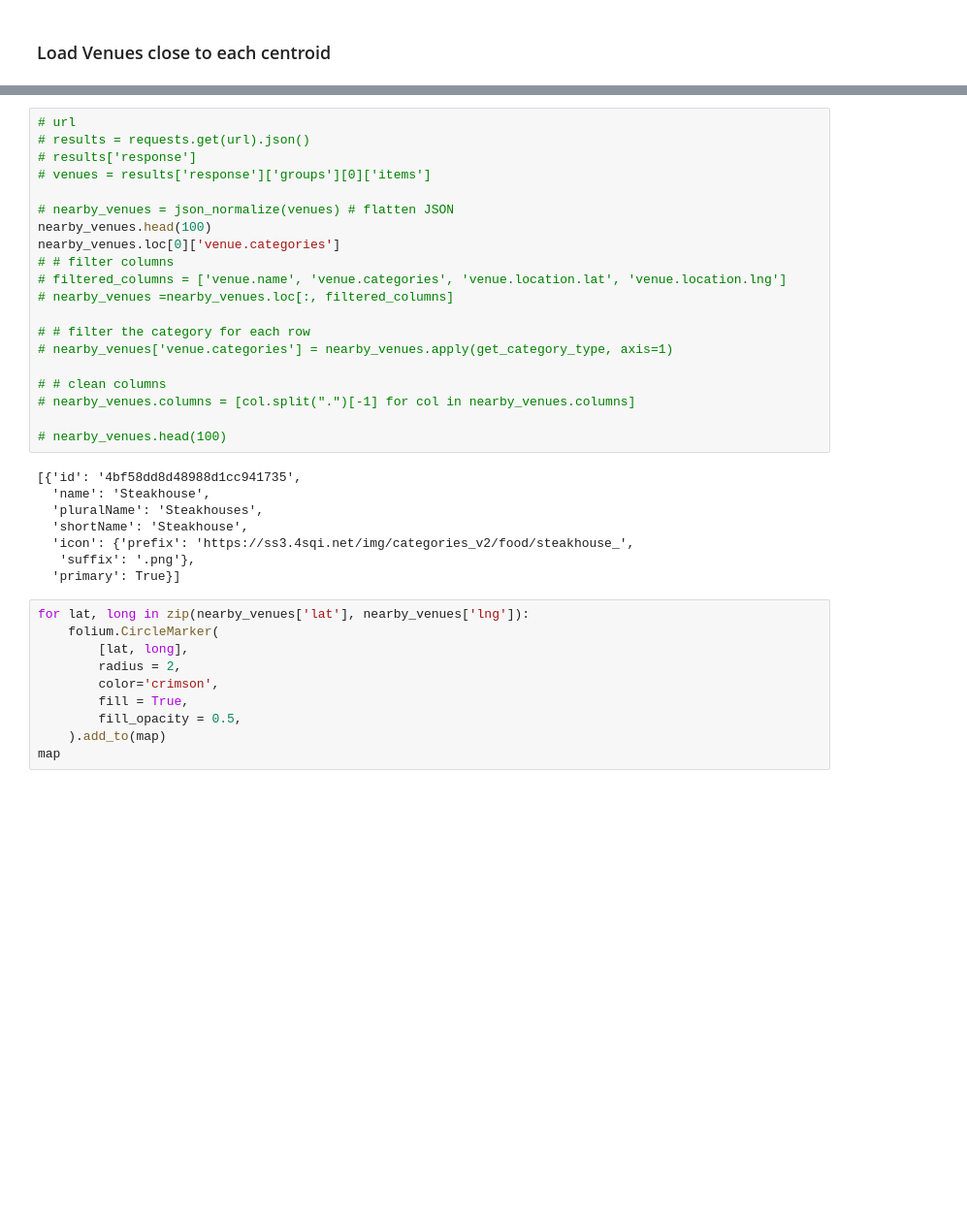
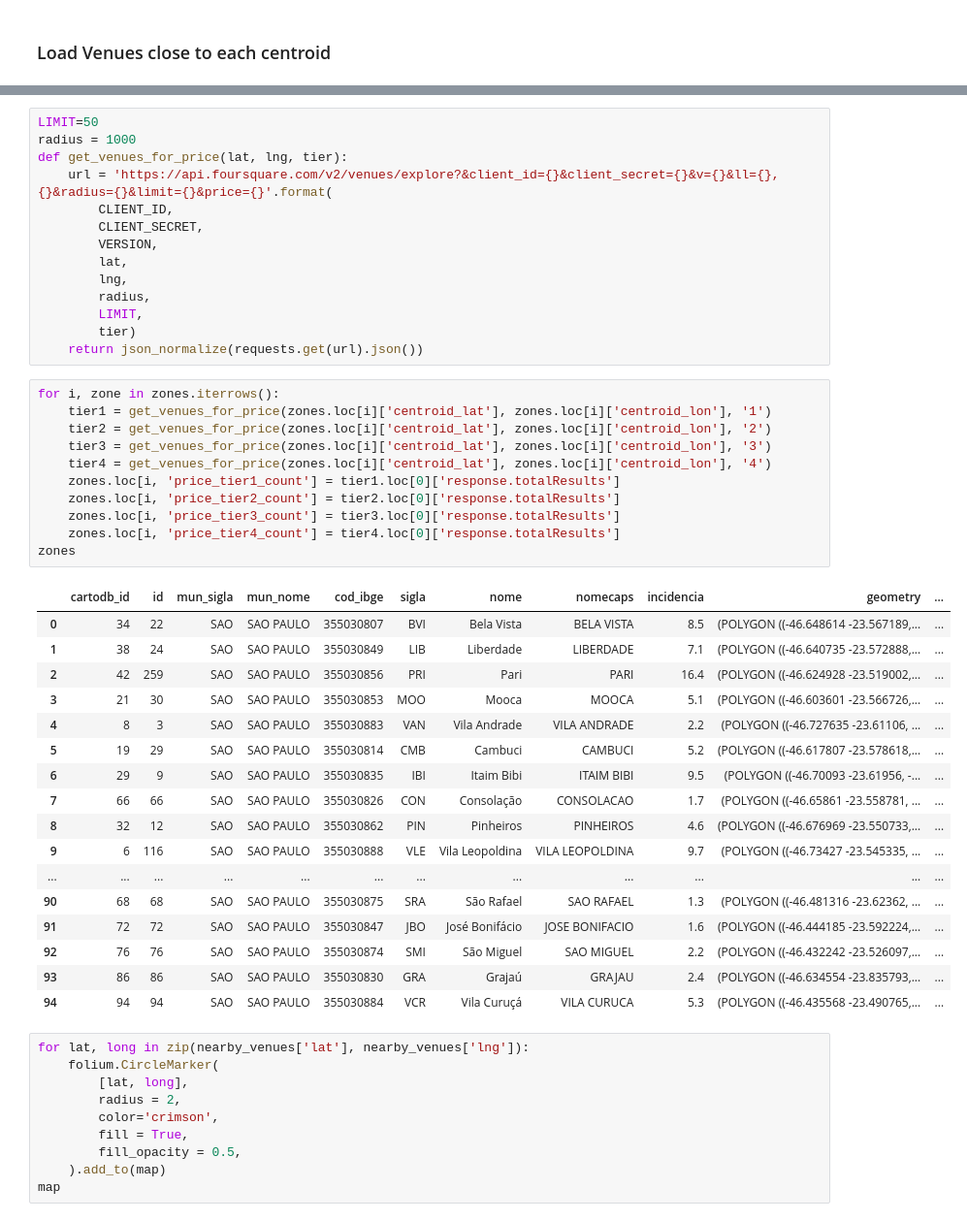
Before and after one commit to guilhermelemmi/landvalue-sp, a Jupyter notebook: FourSquare Land Prices 2.ipynb, the cells around one changed output, grey strips where cells are left out. Shown at 97% size. Saved outputs shown, nothing was run; the diff lists cells and outputs as text; blank space fills up the shorter version.

```diff
--- a/FourSquare Land Prices 2.ipynb
+++ b/FourSquare Land Prices 2.ipynb
@@ -346,31 +335,46 @@ def get_price_range(row):
-# %%
-# url
-# results = requests.get(url).json()
-# results['response']
-# venues = results['response']['groups'][0]['items']
-
-# nearby_venues = json_normalize(venues) # flatten JSON
-nearby_venues.head(100)
-nearby_venues.loc[0]['venue.categories']
-# # filter columns
-# filtered_columns = ['venue.name', 'venue.categories', 'venue.location.lat', 'venue.location.lng']
-# nearby_venues =nearby_venues.loc[:, filtered_columns]
-
-# # filter the category for each row
-# nearby_venues['venue.categories'] = nearby_venues.apply(get_category_type, axis=1)
-
-# # clean columns
-# nearby_venues.columns = [col.split(".")[-1] for col in nearby_venues.columns]
-
-# nearby_venues.head(100)
-# %% [output]
-[{'id': '4bf58dd8d48988d1cc941735',
-  'name': 'Steakhouse',
-  'pluralName': 'Steakhouses',
-  'shortName': 'Steakhouse',
-  'icon': {'prefix': 'https://ss3.4sqi.net/img/categories_v2/food/steakhouse_',
-   'suffix': '.png'},
-  'primary': True}]
+# %%
+LIMIT=50
+radius = 1000
+def get_venues_for_price(lat, lng, tier):
+    url = 'https://api.foursquare.com/v2/venues/explore?&client_id={}&client_secret={}&v={}&ll={},{}&radius={}&limit={}&price={}'.format(
+        CLIENT_ID,
+        CLIENT_SECRET,
+        VERSION,
+        lat,
+        lng,
+        radius,
+        LIMIT,
+        tier)
+    return json_normalize(requests.get(url).json())
+# %%
+for i, zone in zones.iterrows():
+    tier1 = get_venues_for_price(zones.loc[i]['centroid_lat'], zones.loc[i]['centroid_lon'], '1')
+    tier2 = get_venues_for_price(zones.loc[i]['centroid_lat'], zones.loc[i]['centroid_lon'], '2')
+    tier3 = get_venues_for_price(zones.loc[i]['centroid_lat'], zones.loc[i]['centroid_lon'], '3')
+    tier4 = get_venues_for_price(zones.loc[i]['centroid_lat'], zones.loc[i]['centroid_lon'], '4')
+    zones.loc[i, 'price_tier1_count'] = tier1.loc[0]['response.totalResults']
+    zones.loc[i, 'price_tier2_count'] = tier2.loc[0]['response.totalResults']
+    zones.loc[i, 'price_tier3_count'] = tier3.loc[0]['response.totalResults']
+    zones.loc[i, 'price_tier4_count'] = tier4.loc[0]['response.totalResults']
+zones
+# %% [output]
+|  | cartodb_id | id | mun_sigla | mun_nome | cod_ibge | sigla | nome | nomecaps | incidencia | geometry | ... |
+| 0 | 34 | 22 | SAO | SAO PAULO | 355030807 | BVI | Bela Vista | BELA VISTA | 8.5 | (POLYGON ((-46.648614 -23.567189,... | ... |
+| 1 | 38 | 24 | SAO | SAO PAULO | 355030849 | LIB | Liberdade | LIBERDADE | 7.1 | (POLYGON ((-46.640735 -23.572888,... | ... |
+| 2 | 42 | 259 | SAO | SAO PAULO | 355030856 | PRI | Pari | PARI | 16.4 | (POLYGON ((-46.624928 -23.519002,... | ... |
+| 3 | 21 | 30 | SAO | SAO PAULO | 355030853 | MOO | Mooca | MOOCA | 5.1 | (POLYGON ((-46.603601 -23.566726,... | ... |
+| 4 | 8 | 3 | SAO | SAO PAULO | 355030883 | VAN | Vila Andrade | VILA ANDRADE | 2.2 | (POLYGON ((-46.727635 -23.61106, ... | ... |
+| 5 | 19 | 29 | SAO | SAO PAULO | 355030814 | CMB | Cambuci | CAMBUCI | 5.2 | (POLYGON ((-46.617807 -23.578618,... | ... |
+| 6 | 29 | 9 | SAO | SAO PAULO | 355030835 | IBI | Itaim Bibi | ITAIM BIBI | 9.5 | (POLYGON ((-46.70093 -23.61956, -... | ... |
+| 7 | 66 | 66 | SAO | SAO PAULO | 355030826 | CON | Consolação | CONSOLACAO | 1.7 | (POLYGON ((-46.65861 -23.558781, ... | ... |
+| 8 | 32 | 12 | SAO | SAO PAULO | 355030862 | PIN | Pinheiros | PINHEIROS | 4.6 | (POLYGON ((-46.676969 -23.550733,... | ... |
+| 9 | 6 | 116 | SAO | SAO PAULO | 355030888 | VLE | Vila Leopoldina | VILA LEOPOLDINA | 9.7 | (POLYGON ((-46.73427 -23.545335, ... | ... |
+| ... | ... | ... | ... | ... | ... | ... | ... | ... | ... | ... | ... |
+| 90 | 68 | 68 | SAO | SAO PAULO | 355030875 | SRA | São Rafael | SAO RAFAEL | 1.3 | (POLYGON ((-46.481316 -23.62362, ... | ... |
+| 91 | 72 | 72 | SAO | SAO PAULO | 355030847 | JBO | José Bonifácio | JOSE BONIFACIO | 1.6 | (POLYGON ((-46.444185 -23.592224,... | ... |
+| 92 | 76 | 76 | SAO | SAO PAULO | 355030874 | SMI | São Miguel | SAO MIGUEL | 2.2 | (POLYGON ((-46.432242 -23.526097,... | ... |
+| 93 | 86 | 86 | SAO | SAO PAULO | 355030830 | GRA | Grajaú | GRAJAU | 2.4 | (POLYGON ((-46.634554 -23.835793,... | ... |
+| 94 | 94 | 94 | SAO | SAO PAULO | 355030884 | VCR | Vila Curuçá | VILA CURUCA | 5.3 | (POLYGON ((-46.435568 -23.490765,... | ... |
 # %%
 for lat, long in zip(nearby_venues['lat'], nearby_venues['lng']):
     folium.CircleMarker(
```
Also changed, not shown: parts of 12 cells of this notebook.
